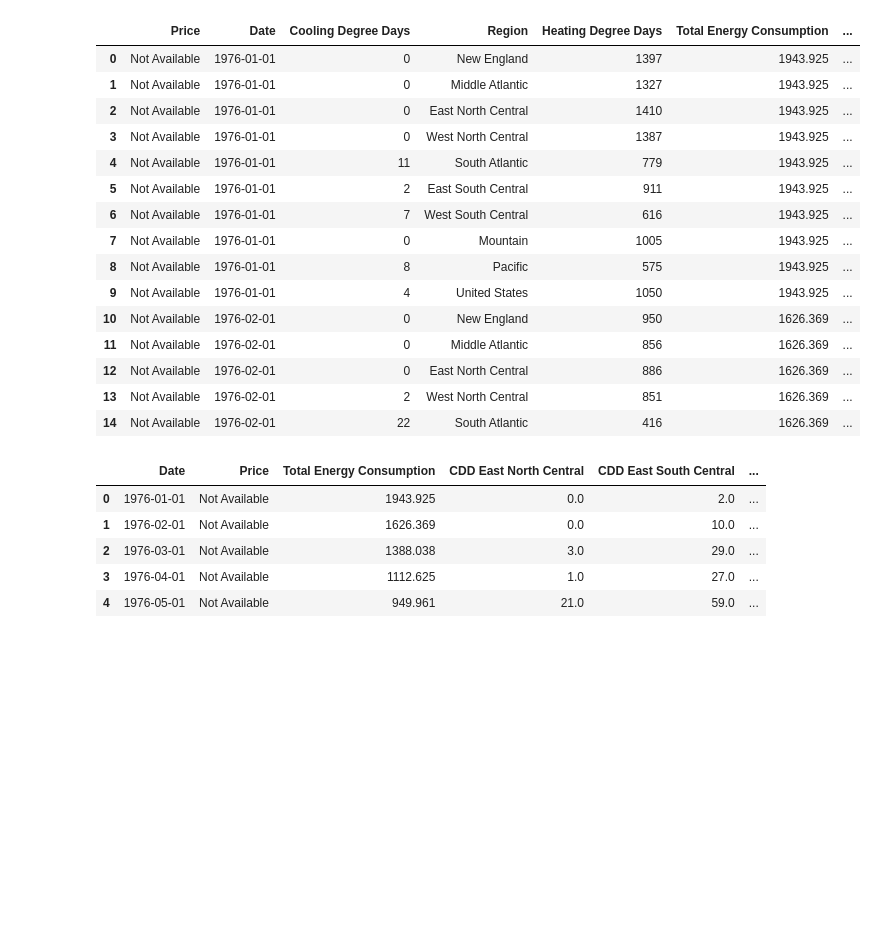
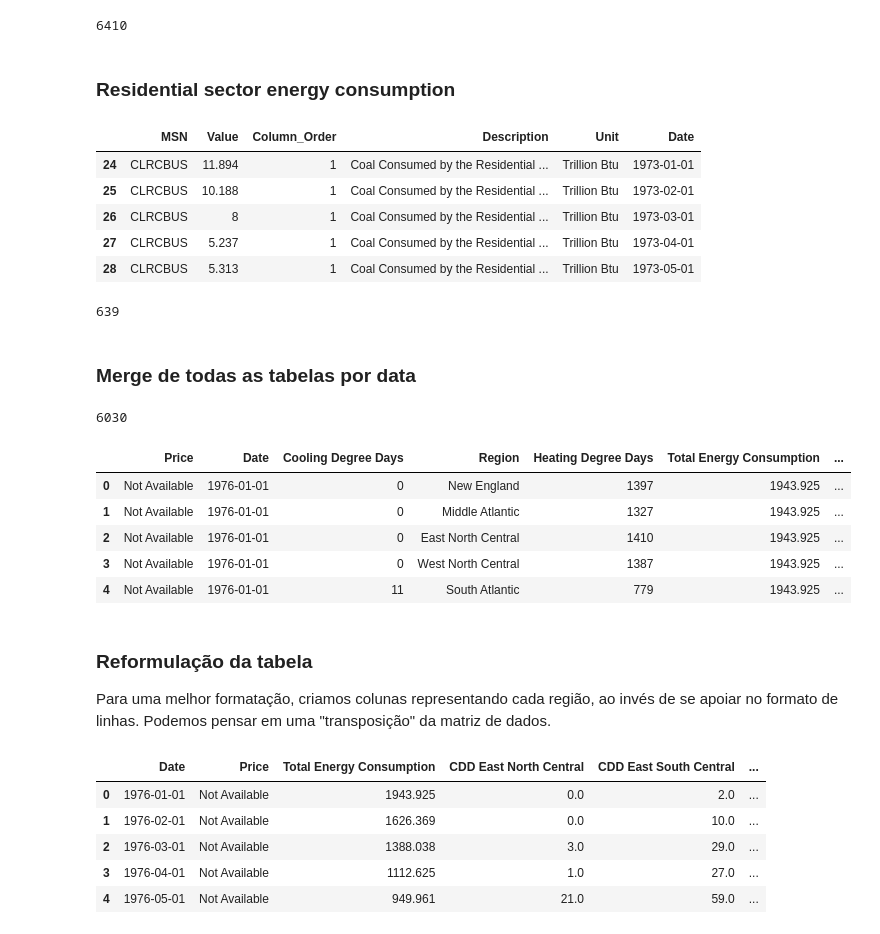
Before and after one commit to pedro-jorge/EIA_ML, a Jupyter notebook: main.ipynb, the cells around one changed output. Drawn from its saved outputs; the diff is of its cells as text; code cells hidden in the pictures; blank space fills up the shorter version.

```diff
--- a/main.ipynb
+++ b/main.ipynb
@@ -29,3 +67,7 @@ dfs[0] = dfs[0][["Value", "Date"]].rename(columns={"Value": "Price"})
 # %%
-dfs[1]["Region"] = dfs[1]["Description"].str.split(", ").str[1]
-dfs[1] = dfs[1][["Value", "Date", "Region"]].rename(columns={"Value": "Cooling Degree Days"})
+# Queremos pegar todos os MSN, pois todos representam o setor residencial nessa tabela.
+# Criamos uma coluna "Region", que captura apenas a região para o valor de CDD
+dfs[1][1]["Region"] = dfs[1][1]["Description"].str.split(", ").str[1]
+# Selecionamos apenas as colunas de interesse, que são Value (Cooling Degree Days), Date e Region
+dfs[1][1] = dfs[1][1][["Value", "Date", "Region"]].rename(columns={"Value": "Cooling Degree Days"})
+len(dfs[1][1])
@@ -32,28 +87,49 @@ dfs[1] = dfs[1][["Value", "Date", "Region"]].rename(columns={"Value": "Cooling D
 # %%
-dfs[2]["Region"] = dfs[2]["Description"].str.split(", ").str[1]
-dfs[2] = dfs[2][["Value", "Date", "Region"]].rename(columns={"Value": "Heating Degree Days"})
+# Queremos pegar todos os MSN, pois todos representam o setor residencial nessa tabela.
+# Criamos uma coluna "Region", que captura apenas a região para o valor de HDD
+dfs[2][1]["Region"] = dfs[2][1]["Description"].str.split(", ").str[1]
+
+dfs[2][1] = dfs[2][1][["Value", "Date", "Region"]].rename(columns={"Value": "Heating Degree Days"})
+len(dfs[2][1])
+# %% [output]
+6410
+# %% [markdown]
+### Residential sector energy consumption
+# %%
+dfs[3][1].head()
+# %% [output]
+|  | MSN | Value | Column_Order | Description | Unit | Date |
+| 24 | CLRCBUS | 11.894 | 1 | Coal Consumed by the Residential ... | Trillion Btu | 1973-01-01 |
+| 25 | CLRCBUS | 10.188 | 1 | Coal Consumed by the Residential ... | Trillion Btu | 1973-02-01 |
+| 26 | CLRCBUS | 8 | 1 | Coal Consumed by the Residential ... | Trillion Btu | 1973-03-01 |
+| 27 | CLRCBUS | 5.237 | 1 | Coal Consumed by the Residential ... | Trillion Btu | 1973-04-01 |
+| 28 | CLRCBUS | 5.313 | 1 | Coal Consumed by the Residential ... | Trillion Btu | 1973-05-01 |
 # %%
-dfs[3] = dfs[3][dfs[3]["Description"].str.contains("Total Energy Consumed by the Residential Sector")]
-dfs[3] = dfs[3][["Value", "Description", "Date"]].rename(columns={"Value": "Total Energy Consumption"})
+# Queremos pegar apenas o consumo total de energia.
+dfs[3][1] = dfs[3][1][dfs[3][1]["Description"].str.contains("Total Energy Consumed by the Residential Sector")]
+# Selecionamos apenas as colunas de interesse, que são Value (Total Energy Consumption), Description e Date
+dfs[3][1] = dfs[3][1][["Value", "Description", "Date"]].rename(columns={"Value": "Total Energy Consumption"})
+len(dfs[3][1])
+# %% [output]
+639
+# %% [markdown]
+### Merge de todas as tabelas por data
 # %%
-df = dfs[0].merge(dfs[1], on="Date", how="inner").merge(dfs[2], on=["Date", "Region"], how="inner").merge(dfs[3], on="Date", how="inner")
+df = dfs[0][1].merge(dfs[1][1], on="Date", how="inner").merge(dfs[2][1], on=["Date", "Region"], how="inner").merge(dfs[3][1], on="Date", how="inner")
+len(df)
+# %% [output]
+6030
 # %%
-df.head(15)
+df.head()
 # %% [output]
 |  | Price | Date | Cooling Degree Days | Region | Heating Degree Days | Total Energy Consumption | ... |
 | 0 | Not Available | 1976-01-01 | 0 | New England | 1397 | 1943.925 | ... |
 | 1 | Not Available | 1976-01-01 | 0 | Middle Atlantic | 1327 | 1943.925 | ... |
 | 2 | Not Available | 1976-01-01 | 0 | East North Central | 1410 | 1943.925 | ... |
 | 3 | Not Available | 1976-01-01 | 0 | West North Central | 1387 | 1943.925 | ... |
 | 4 | Not Available | 1976-01-01 | 11 | South Atlantic | 779 | 1943.925 | ... |
-| 5 | Not Available | 1976-01-01 | 2 | East South Central | 911 | 1943.925 | ... |
-| 6 | Not Available | 1976-01-01 | 7 | West South Central | 616 | 1943.925 | ... |
-| 7 | Not Available | 1976-01-01 | 0 | Mountain | 1005 | 1943.925 | ... |
-| 8 | Not Available | 1976-01-01 | 8 | Pacific | 575 | 1943.925 | ... |
-| 9 | Not Available | 1976-01-01 | 4 | United States | 1050 | 1943.925 | ... |
-| 10 | Not Available | 1976-02-01 | 0 | New England | 950 | 1626.369 | ... |
-| 11 | Not Available | 1976-02-01 | 0 | Middle Atlantic | 856 | 1626.369 | ... |
-| 12 | Not Available | 1976-02-01 | 0 | East North Central | 886 | 1626.369 | ... |
-| 13 | Not Available | 1976-02-01 | 2 | West North Central | 851 | 1626.369 | ... |
-| 14 | Not Available | 1976-02-01 | 22 | South Atlantic | 416 | 1626.369 | ... |
+# %% [markdown]
+### Reformulação da tabela
+
+Para uma melhor formatação, criamos colunas representando cada região, ao invés de se apoiar no formato de linhas. Podemos pensar em uma "transposição" da matriz de dados.
 # %%
```
Also changed, not shown: parts of 51 cells of this notebook.
